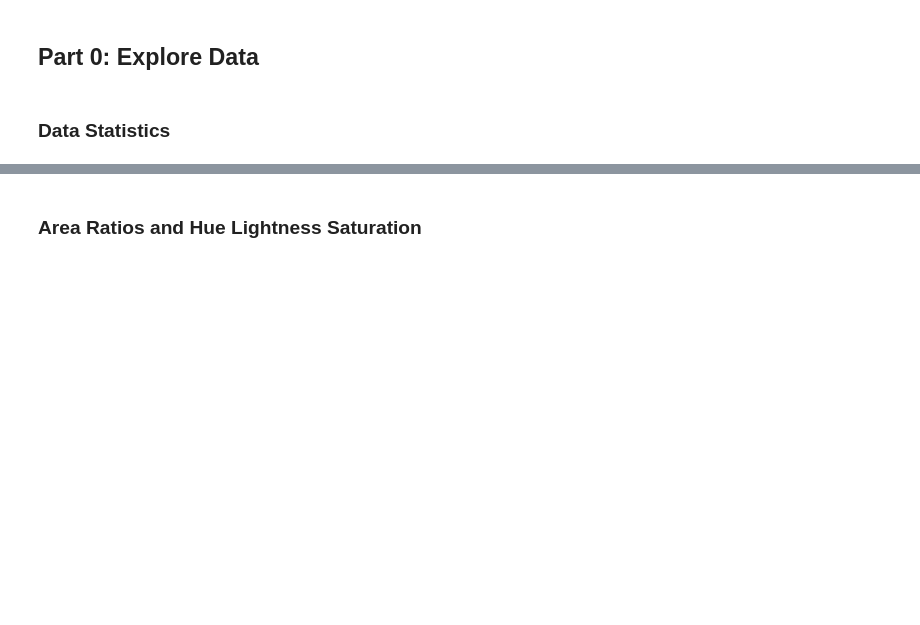
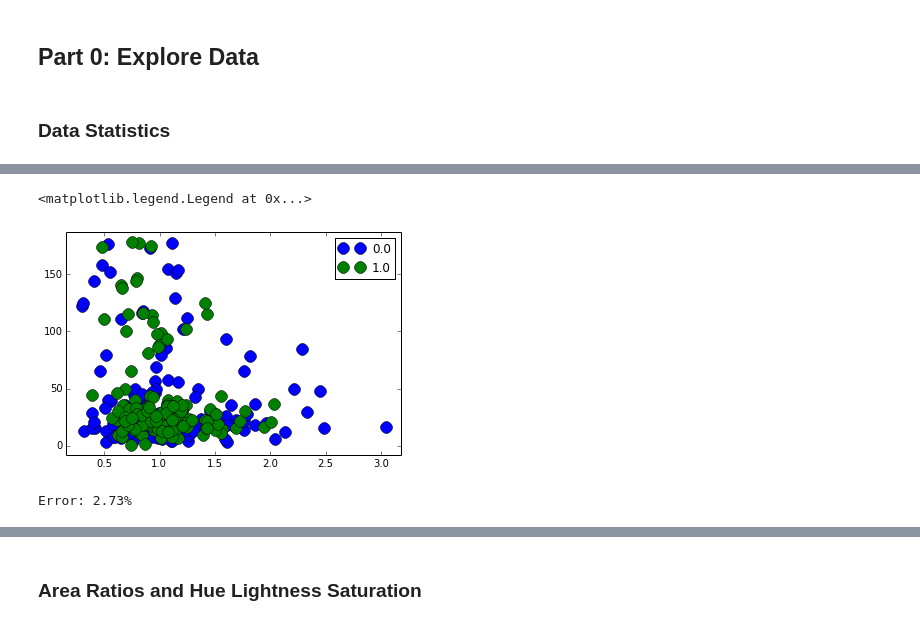
Before and after one commit to jkcn90/kaggle_galaxy_zoo, a Jupyter notebook: GalaxyZoo.ipynb, the cells around one changed output, grey strips where cells are left out. Drawn from its saved outputs; the diff is of its cells as text; code cells hidden in the pictures; blank space fills up the shorter version.

```diff
--- a/GalaxyZoo.ipynb
+++ b/GalaxyZoo.ipynb
@@ -28,0 +40,19 @@ array([[<matplotlib.axes.AxesSubplot object at 0x...>,
+# %%
+feature_vector_list = []
+for (num, galaxy_id) in enumerate(solutions.index):
+    print(num/float(len(solutions)))
+    img_path = os.path.join("./input_data/images_training_rev1/", str(galaxy_id) + ".jpg")
+    img = cv.Image(img_path)
+
+    blobs = img.findBlobs()
+    largest_blob = blobs.filter(blobs.area() == max(blobs.area()))
+    largest_blob = largest_blob[0]
+
+    cropped_image = blobs.crop()[0]
+    cropped_image = cropped_image.toHLS()
+
+    feature_aspect_ratio = largest_blob.aspectRatio()
+
+    (feature_hue, feature_lightness, feature_saturation) = cropped_image.meanColor()
+    feature_vector = [feature_aspect_ratio, feature_hue, feature_saturation]
+    feature_vector_list.append(feature_vector)
@@ -28,0 +77,33 @@ array([[<matplotlib.axes.AxesSubplot object at 0x...>,
+# %%
+feature_vector_list = pd.DataFrame(feature_vector_list, index=solutions.index)
+
+binary_solutions = solutions.copy()
+binary_solutions[solutions>=class1_bound] = 1
+binary_solutions[solutions<=class0_bound] = 0
+
+features_and_solutions = feature_vector_list.join(binary_solutions)
+# %%
+groups = features_and_solutions.groupby('Class1.1')
+
+(fig, ax) = plt.subplots()
+ax.margins(0.05)
+for name, group in groups:
+    ax.plot(group.icol(0), group.icol(1), marker='o', linestyle='', ms=12, label=name)
+ax.legend()
+# %% [output]
+<matplotlib.legend.Legend at 0x...>
+[figure, added]
+# %%
+from sklearn import svm
+from sklearn.ensemble import RandomForestClassifier
+#clf = svm.LinearSVC()
+clf = svm.SVC()
+#clf = RandomForestClassifier(n_estimators=50)
+
+clf.fit(feature_vector_list, solutions.values)
+predicted = clf.predict(feature_vector_list)
+
+error = sum(predicted != solutions) / float(solutions.size)
+print("Error: " + str(int(10000*error) / 100.0) + "%")
+# %% [output]
+Error: 2.73%
```
Also changed, not shown: parts of 21 cells of this notebook.
